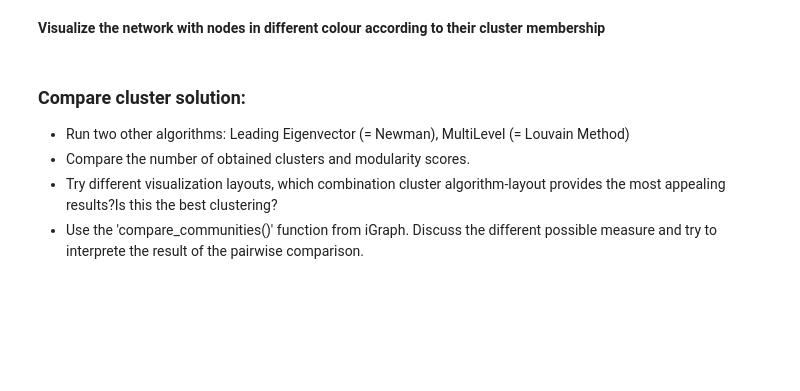
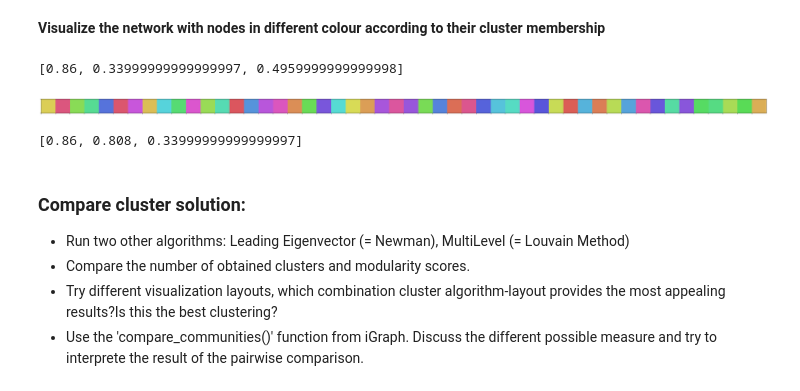
Before and after one commit to charlesfu4/ALSSN, a Jupyter notebook: Session3/session3.ipynb, the cells around one changed output. Saved outputs shown, nothing was run; the diff lists cells and outputs as text; code cells hidden in the pictures; blank space fills up the shorter version.

```diff
--- a/Session3/session3.ipynb
+++ b/Session3/session3.ipynb
@@ -229,2 +249,6 @@ cluster_best = fastgreedy.as_clustering()
+# %%
+#pick k = 50
+k = 50
+fg50=fastgreedy.as_clustering(n=k)
 # %% [markdown]
 **Visualize the  network with nodes in different colour according to their cluster membership**
@@ -237,0 +255,19 @@ ig.plot(cond_mat, "fastgreedy.svg", layout=cond_mat.layout("drl"),
+# %%
+## Creation of a color palette for the visualization
+## Random permutations are optional.
+colors =np.random.permutation(sns.color_palette("hls", k)).tolist()
+sns.palplot(colors)
+colors[1]
+# %% [output]
+[0.86, 0.33999999999999997, 0.4959999999999998]
+[figure, added]
+# %%
+## Adding a color attribute to the nodes in the network.
+## Color is base on the membership in the cluster solution
+largest.vs['color'] = [None]
+for clid, cluster in enumerate(fgk):
+    for member in cluster:
+        largest.vs[member]['color'] = colors[clid]
+largest.vs[2]['color']
+# %% [output]
+[0.86, 0.808, 0.33999999999999997]
```
Also changed, not shown: parts of 34 cells of this notebook.
